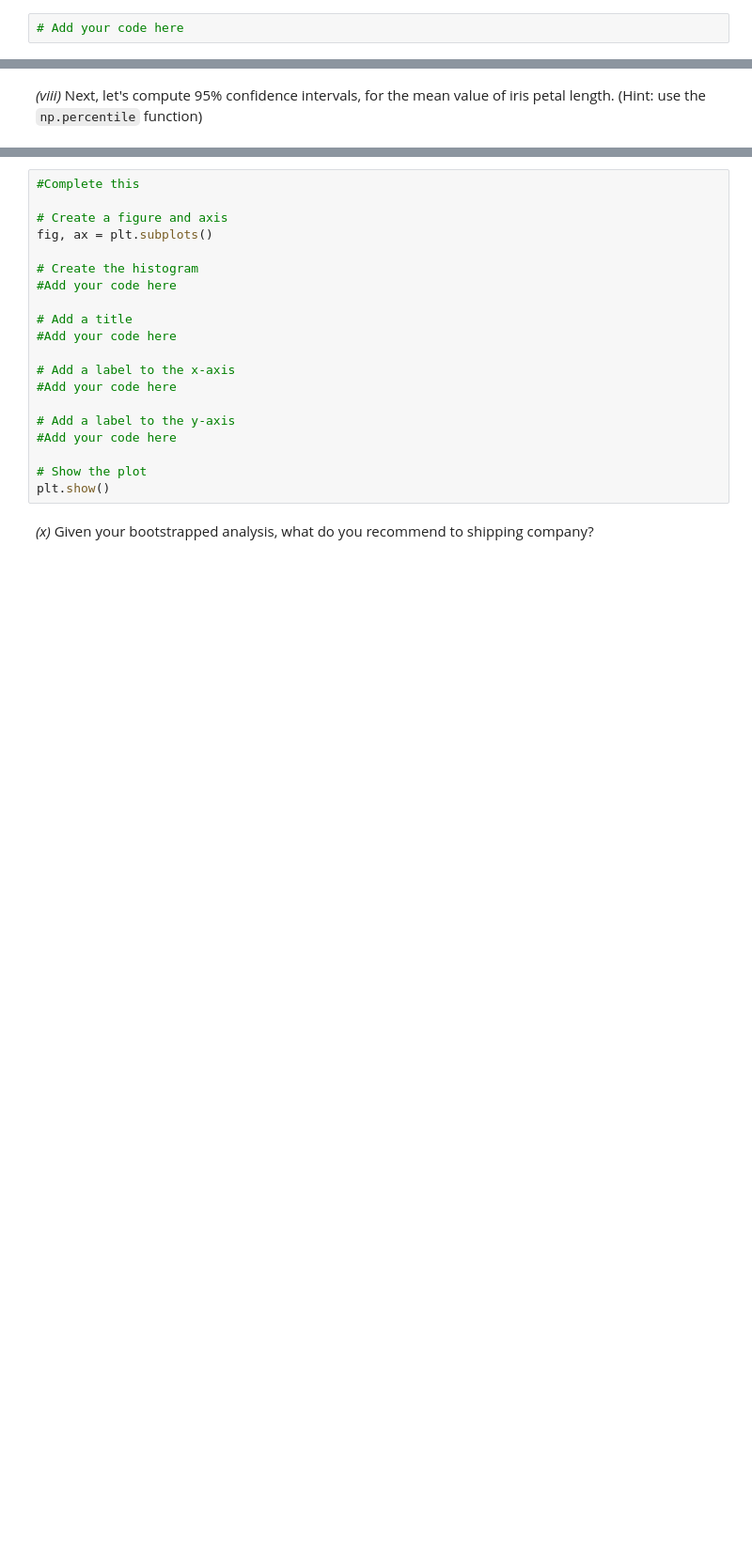
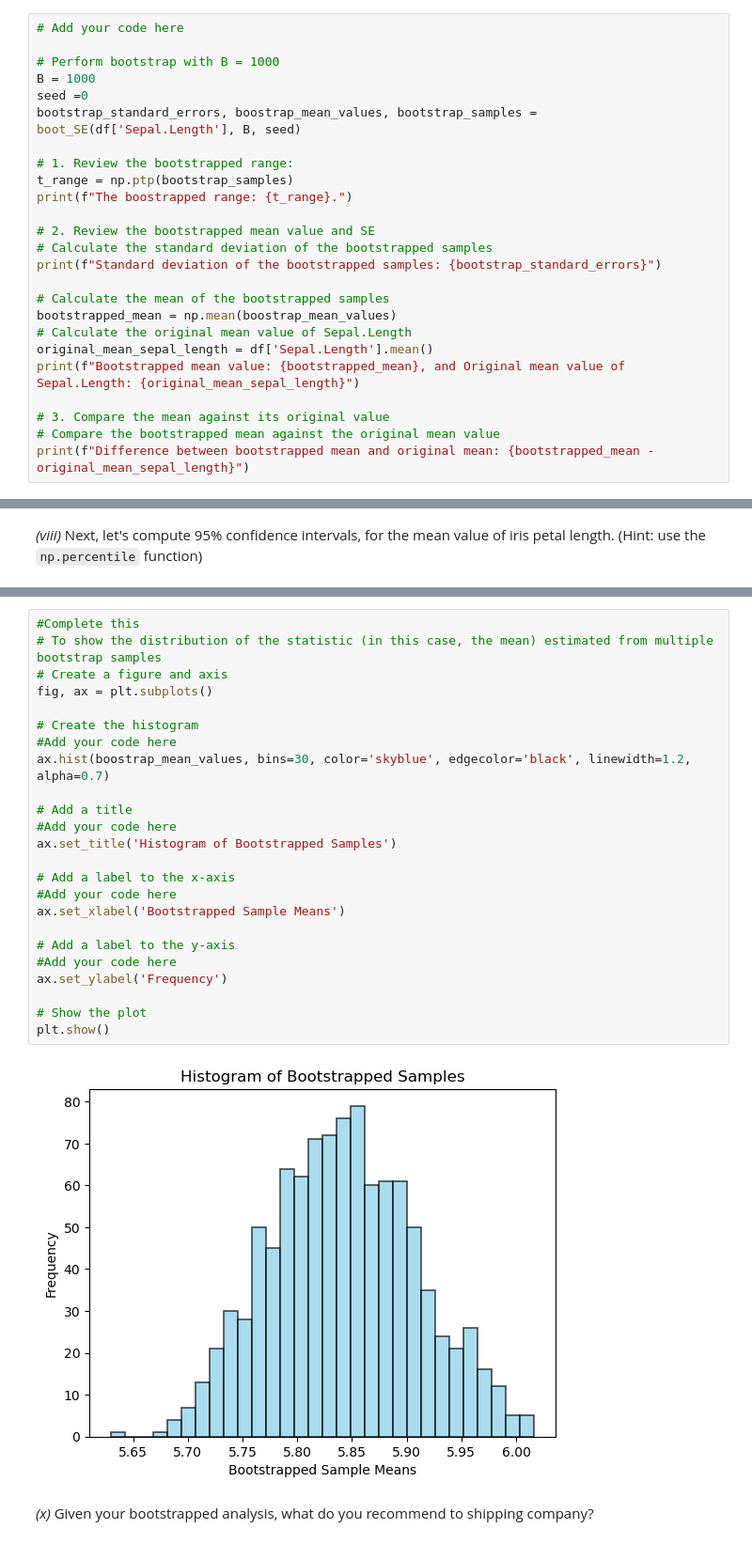
Before and after one commit to UofT-DSI/applying_statistical_concepts, a Jupyter notebook: 02_assignments/assignment_3.ipynb, the cells around one changed output, grey strips where cells are left out. Shown at 94% size. Cells and saved outputs as stored; diff of their text form; blank space fills up the shorter version.

```diff
--- a/02_assignments/assignment_3.ipynb
+++ b/02_assignments/assignment_3.ipynb
@@ -55,3 +145,26 @@ Next, let's look _inside_ our bootstrapping to understand the new, bootstrapped
 _(vii)_. Write code to review the bootstrapped mean value, and the standard deviation of the bootstrapped samples. Compare the mean against its original value.
 # %%
 # Add your code here
+
+# Perform bootstrap with B = 1000
+B = 1000
+seed =0
+bootstrap_standard_errors, boostrap_mean_values, bootstrap_samples = boot_SE(df['Sepal.Length'], B, seed)
+
+# 1. Review the bootstrapped range:
+t_range = np.ptp(bootstrap_samples)
+print(f"The boostrapped range: {t_range}.")
+
+# 2. Review the bootstrapped mean value and SE
+# Calculate the standard deviation of the bootstrapped samples
+print(f"Standard deviation of the bootstrapped samples: {bootstrap_standard_errors}")
+
+# Calculate the mean of the bootstrapped samples
+bootstrapped_mean = np.mean(boostrap_mean_values)
+# Calculate the original mean value of Sepal.Length
+original_mean_sepal_length = df['Sepal.Length'].mean()
+print(f"Bootstrapped mean value: {bootstrapped_mean}, and Original mean value of Sepal.Length: {original_mean_sepal_length}")
+
+# 3. Compare the mean against its original value
+# Compare the bootstrapped mean against the original mean value
+print(f"Difference between bootstrapped mean and original mean: {bootstrapped_mean - original_mean_sepal_length}")
@@ -64,23 +200,29 @@ _(ix)_. Use the plot function to create an histogram of the bootstrapped samples
 # %%
 #Complete this
-
+# To show the distribution of the statistic (in this case, the mean) estimated from multiple bootstrap samples
 # Create a figure and axis
 fig, ax = plt.subplots()
 
 # Create the histogram
 #Add your code here
+ax.hist(boostrap_mean_values, bins=30, color='skyblue', edgecolor='black', linewidth=1.2, alpha=0.7)
 
 # Add a title
 #Add your code here
+ax.set_title('Histogram of Bootstrapped Samples')
 
 # Add a label to the x-axis
 #Add your code here
+ax.set_xlabel('Bootstrapped Sample Means')
 
 # Add a label to the y-axis
 #Add your code here
+ax.set_ylabel('Frequency')
 
 # Show the plot
 plt.show()
+# %% [output]
+[figure, added]
 # %% [markdown]
 _(x)_ Given your bootstrapped analysis, what do you recommend to shipping company?
 # %%
```
Also changed, not shown: parts of 14 cells of this notebook.
